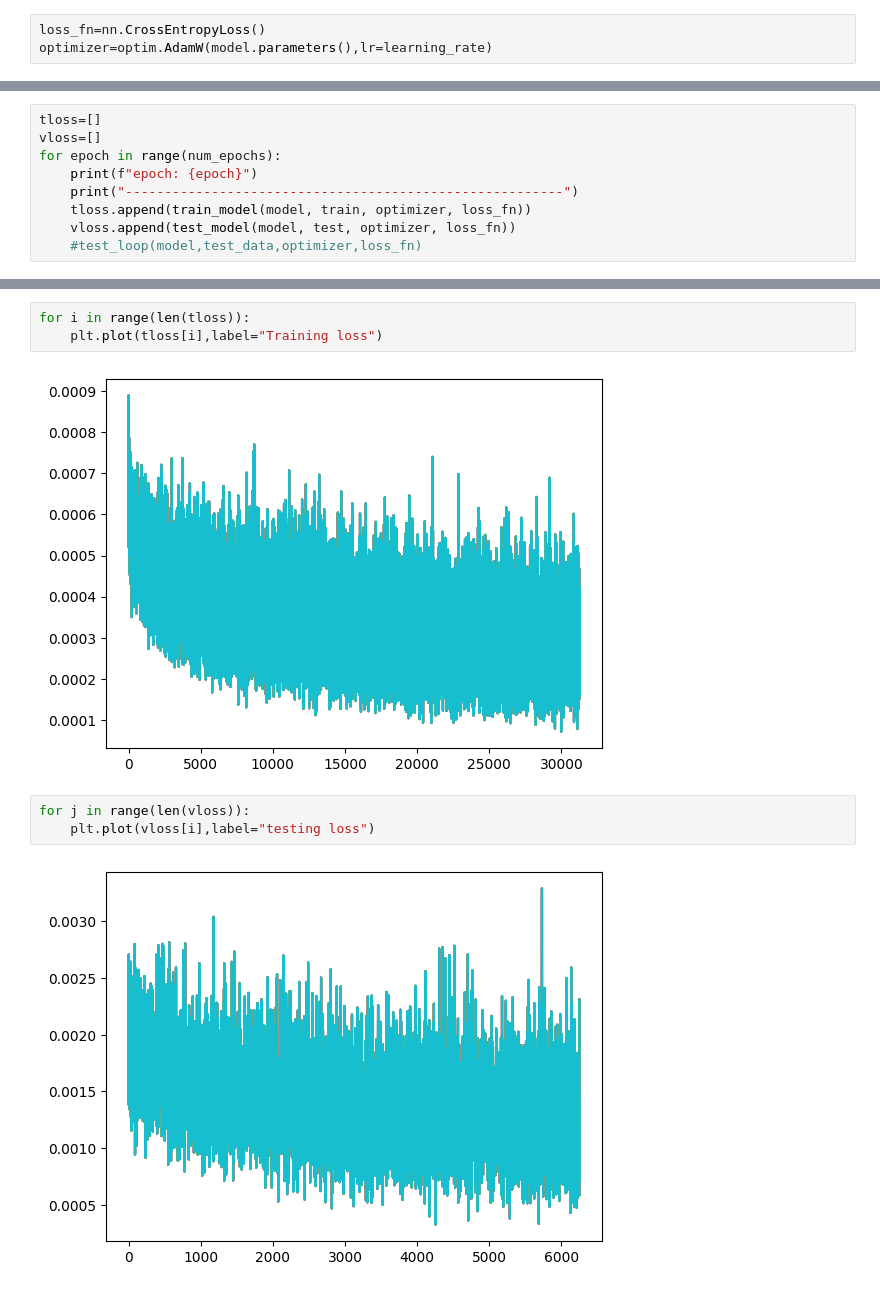
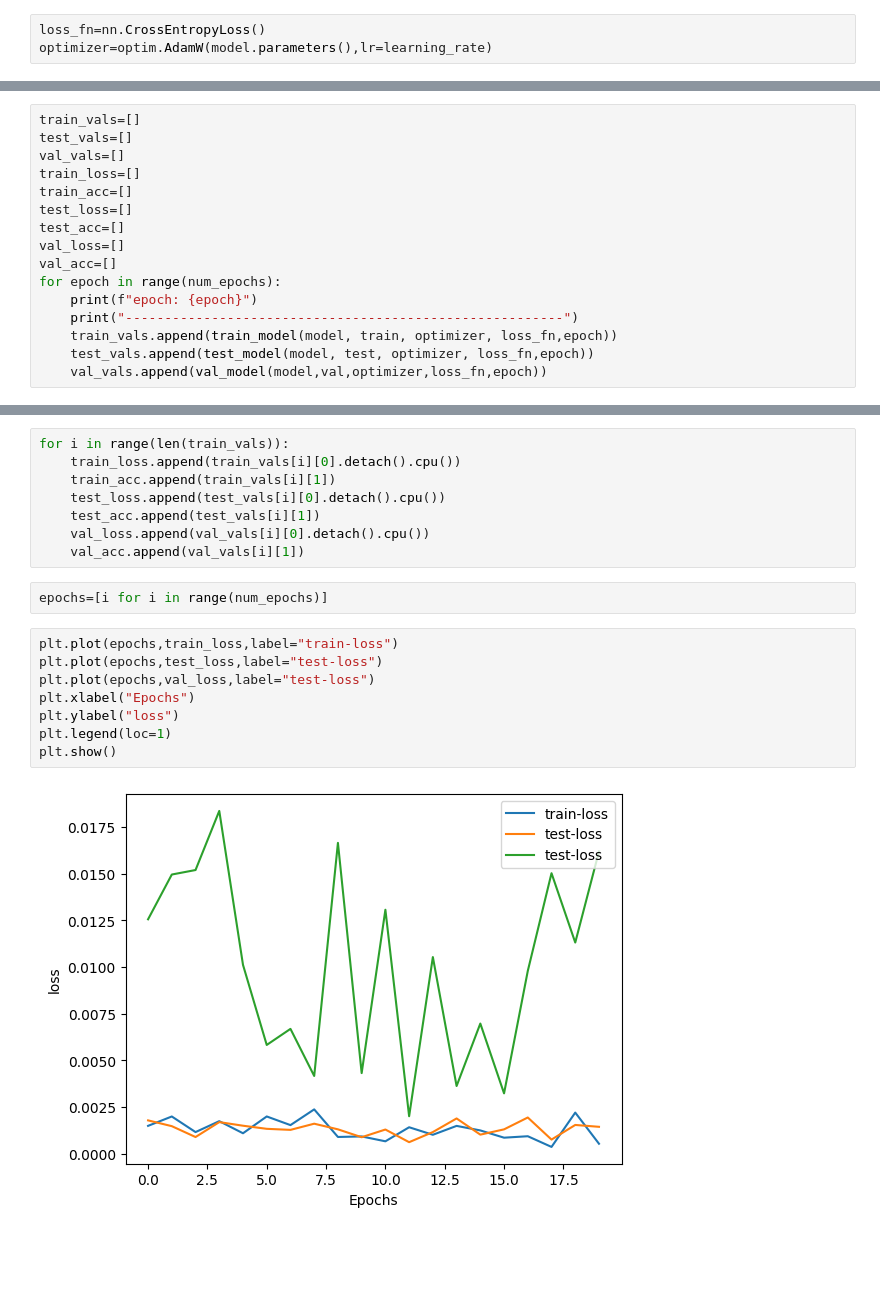
Before and after one commit to aharneish/pytorch, a Jupyter notebook: 22236-cifar10.ipynb, the cells around one changed output, grey strips where cells are left out. Saved outputs shown, nothing was run; the diff lists cells and outputs as text; blank space fills up the shorter version.

```diff
--- a/22236-cifar10.ipynb
+++ b/22236-cifar10.ipynb
@@ -173,12 +183,19 @@ def test_model(model, dataloader, optmizer, loss_fn):
 # %%
-tloss=[]
-vloss=[]
+train_vals=[]
+test_vals=[]
+val_vals=[]
+train_loss=[]
+train_acc=[]
+test_loss=[]
+test_acc=[]
+val_loss=[]
+val_acc=[]
 for epoch in range(num_epochs):
     print(f"epoch: {epoch}")
     print("--------------------------------------------------------")
-    tloss.append(train_model(model, train, optimizer, loss_fn))
-    vloss.append(test_model(model, test, optimizer, loss_fn))
-    #test_loop(model,test_data,optimizer,loss_fn)
+    train_vals.append(train_model(model, train, optimizer, loss_fn,epoch))
+    test_vals.append(test_model(model, test, optimizer, loss_fn,epoch))
+    val_vals.append(val_model(model,val,optimizer,loss_fn,epoch))
 # %% [output]
 epoch: 0
 --------------------------------------------------------
@@ -201,10 +217,20 @@ test loss: 0.0007     | test accuracy: 0.7316
-# %%
-for i in range(len(tloss)):
-    plt.plot(tloss[i],label="Training loss")
-# %% [output]
-[figure, removed]
-# %%
-for j in range(len(vloss)):
-    plt.plot(vloss[i],label="testing loss")
-# %% [output]
-[figure, removed]
+# %%
+for i in range(len(train_vals)):
+    train_loss.append(train_vals[i][0].detach().cpu())
+    train_acc.append(train_vals[i][1])
+    test_loss.append(test_vals[i][0].detach().cpu())
+    test_acc.append(test_vals[i][1])
+    val_loss.append(val_vals[i][0].detach().cpu())
+    val_acc.append(val_vals[i][1])
+# %%
+epochs=[i for i in range(num_epochs)]
+# %%
+plt.plot(epochs,train_loss,label="train-loss")
+plt.plot(epochs,test_loss,label="test-loss")
+plt.plot(epochs,val_loss,label="test-loss")
+plt.xlabel("Epochs")
+plt.ylabel("loss")
+plt.legend(loc=1)
+plt.show()
+# %% [output]
+[figure, added]
```
Also changed, not shown: parts of 12 cells of this notebook.
